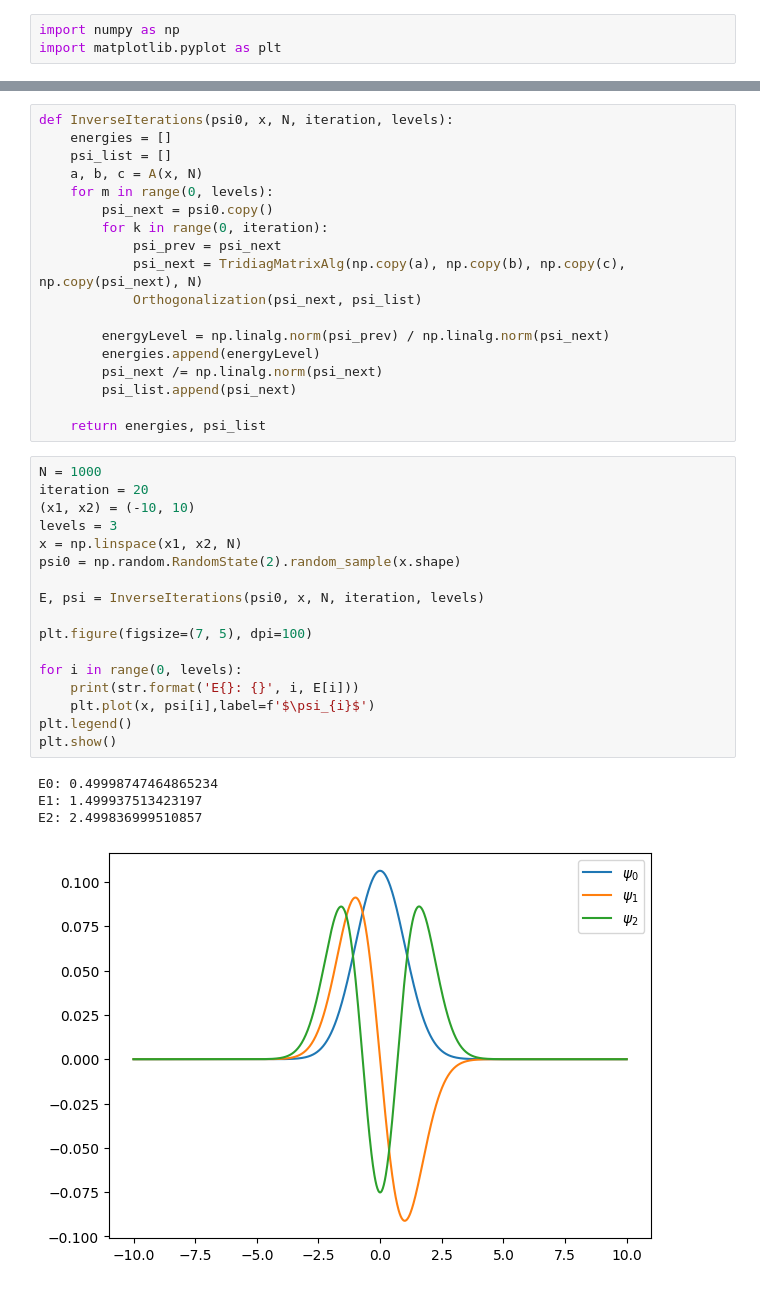
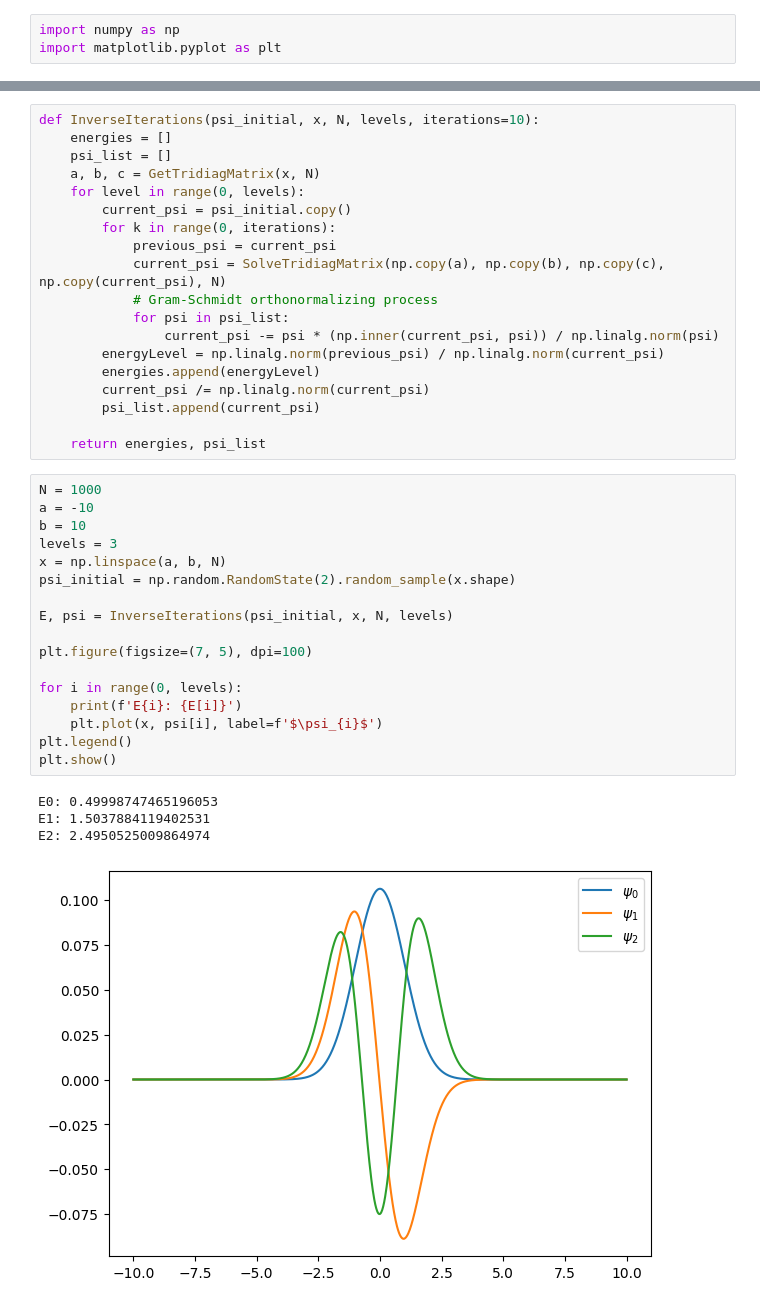
Before and after one commit to dckokis/OVF, a Jupyter notebook: task11/task11.ipynb, the cells around one changed output, grey strips where cells are left out. Cells and saved outputs as stored; diff of their text form.

```diff
--- a/task11/task11.ipynb
+++ b/task11/task11.ipynb
@@ -35,40 +31,41 @@ def Orthogonalization(psi_next, psi_prevs):
 # %%
-def InverseIterations(psi0, x, N, iteration, levels):
+def InverseIterations(psi_initial, x, N, levels, iterations=10):
 	energies = []
 	psi_list = []
-	a, b, c = A(x, N)
-	for m in range(0, levels):
-		psi_next = psi0.copy()
-		for k in range(0, iteration):
-			psi_prev = psi_next
-			psi_next = TridiagMatrixAlg(np.copy(a), np.copy(b), np.copy(c), np.copy(psi_next), N)
-			Orthogonalization(psi_next, psi_list)
-
-		energyLevel = np.linalg.norm(psi_prev) / np.linalg.norm(psi_next)
+	a, b, c = GetTridiagMatrix(x, N)
+	for level in range(0, levels):
+		current_psi = psi_initial.copy()
+		for k in range(0, iterations):
+			previous_psi = current_psi
+			current_psi = SolveTridiagMatrix(np.copy(a), np.copy(b), np.copy(c), np.copy(current_psi), N)
+			# Gram-Schmidt orthonormalizing process
+			for psi in psi_list:
+				current_psi -= psi * (np.inner(current_psi, psi)) / np.linalg.norm(psi)
+		energyLevel = np.linalg.norm(previous_psi) / np.linalg.norm(current_psi)
 		energies.append(energyLevel)
-		psi_next /= np.linalg.norm(psi_next)
-		psi_list.append(psi_next)
+		current_psi /= np.linalg.norm(current_psi)
+		psi_list.append(current_psi)
 
 	return energies, psi_list
 # %%
 N = 1000
-iteration = 20
-(x1, x2) = (-10, 10)
+a = -10
+b = 10
 levels = 3
-x = np.linspace(x1, x2, N)
-psi0 = np.random.RandomState(2).random_sample(x.shape)
+x = np.linspace(a, b, N)
+psi_initial = np.random.RandomState(2).random_sample(x.shape)
 
-E, psi = InverseIterations(psi0, x, N, iteration, levels)
+E, psi = InverseIterations(psi_initial, x, N, levels)
 
 plt.figure(figsize=(7, 5), dpi=100)
 
 for i in range(0, levels):
-	print(str.format('E{}: {}', i, E[i]))
-	plt.plot(x, psi[i],label=f'$\psi_{i}$')
+	print(f'E{i}: {E[i]}')
+	plt.plot(x, psi[i], label=f'$\psi_{i}$')
 plt.legend()
 plt.show()
 # %% [output]
-E0: 0.49998747464865234
-E1: 1.499937513423197
-E2: 2.499836999510857
+E0: 0.49998747465196053
+E1: 1.5037884119402531
+E2: 2.4950525009864974
-[figure, old version]
+[figure, new version]
```
Also changed, not shown: parts of 4 cells of this notebook.
